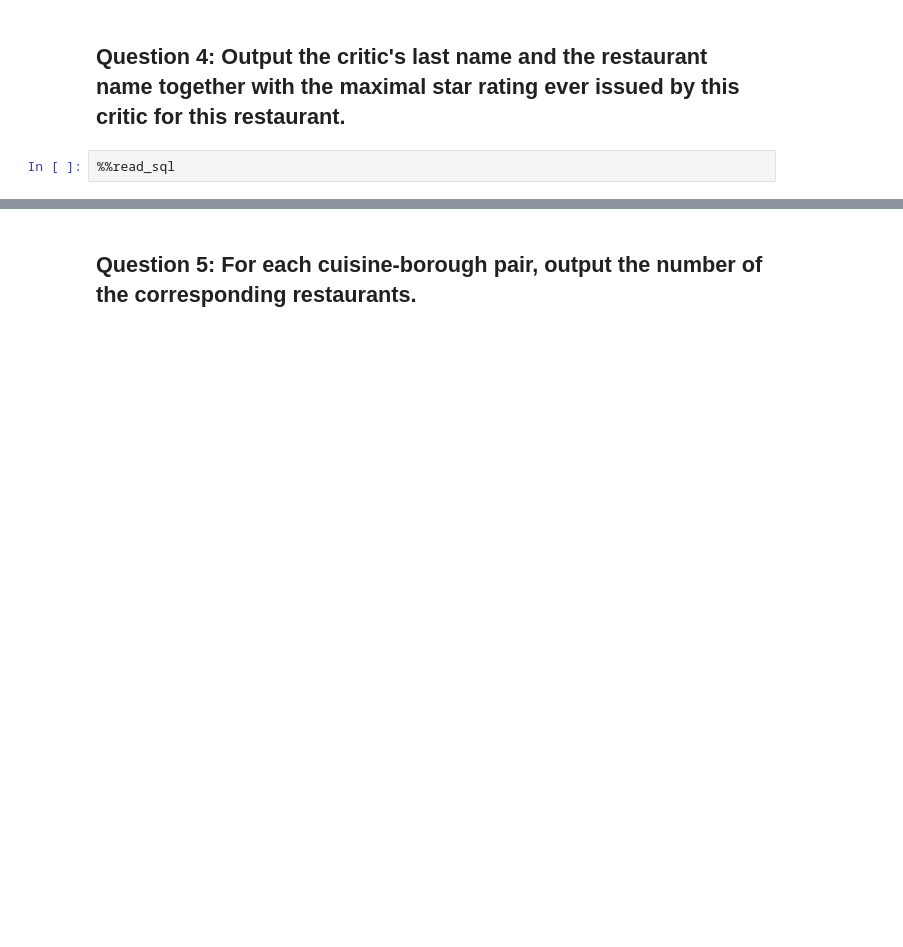
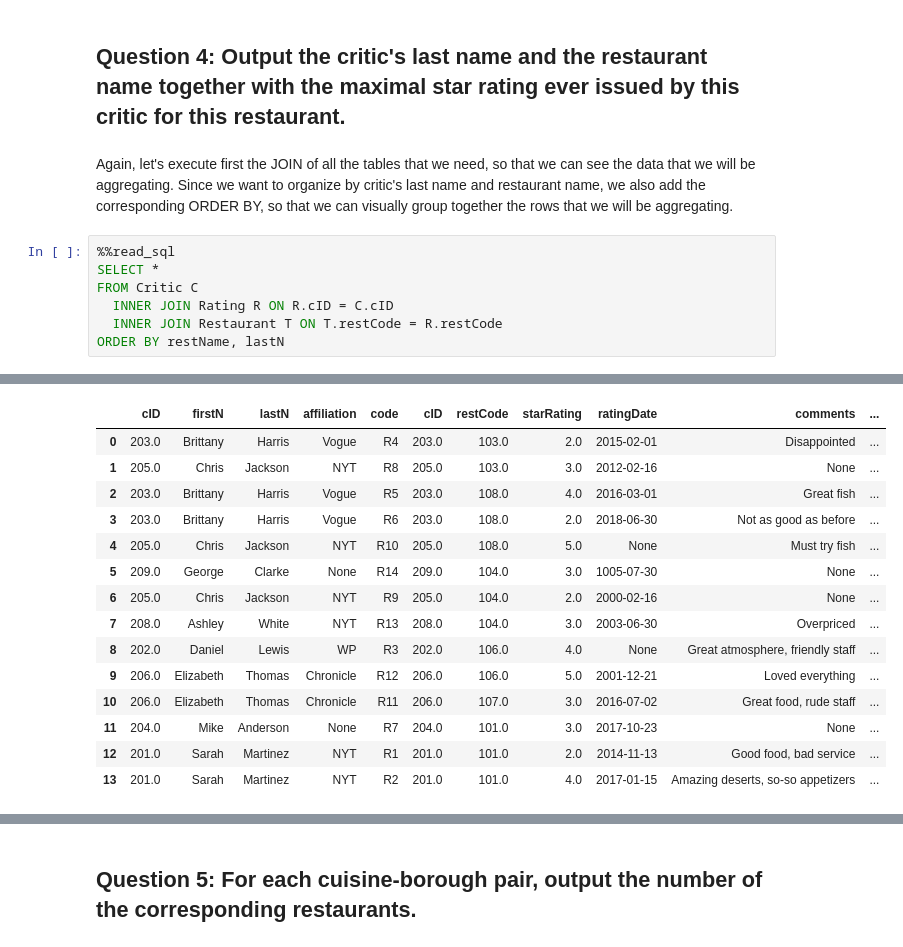
Before and after one commit to ipeirotis/introduction-to-databases, a Jupyter notebook: session5/practice_queries_join_and_aggregation_solutions.ipynb, the cells around one changed output, grey strips where cells are left out. Saved outputs shown, nothing was run; the diff lists cells and outputs as text; blank space fills up the shorter version.

```diff
--- a/session5/practice_queries_join_and_aggregation_solutions.ipynb
+++ b/session5/practice_queries_join_and_aggregation_solutions.ipynb
@@ -160,5 +162,13 @@ Query started at 04:34:58 PM UTC; Query executed in 0.01 m
 | 4 | Pok Pok | 3 | 2 |
 # %% [markdown]
 ## Question 4: Output the critic's last name and the restaurant name together with the maximal star rating ever issued by this critic for this restaurant.
-# %%
-%%read_sql
+# %% [markdown]
+Again, let's execute first the JOIN of all the tables that we need, so that we can see the data that we will be aggregating. Since we want to organize by critic's last name and restaurant name, we also add the corresponding ORDER BY, so that we can visually group together the rows that we will be aggregating.
+# %%
+%%read_sql
+SELECT *
+FROM Critic C
+  INNER JOIN Rating R ON R.cID = C.cID
+  INNER JOIN Restaurant T ON T.restCode = R.restCode
+ORDER BY restName, lastN
+# %% [output]
@@ -164,0 +176,15 @@ Query started at 04:34:58 PM UTC; Query executed in 0.01 m
+|  | cID | firstN | lastN | affiliation | code | cID | restCode | starRating | ratingDate | comments | ... |
+| 0 | 203.0 | Brittany | Harris | Vogue | R4 | 203.0 | 103.0 | 2.0 | 2015-02-01 | Disappointed | ... |
+| 1 | 205.0 | Chris | Jackson | NYT | R8 | 205.0 | 103.0 | 3.0 | 2012-02-16 | None | ... |
+| 2 | 203.0 | Brittany | Harris | Vogue | R5 | 203.0 | 108.0 | 4.0 | 2016-03-01 | Great fish | ... |
+| 3 | 203.0 | Brittany | Harris | Vogue | R6 | 203.0 | 108.0 | 2.0 | 2018-06-30 | Not as good as before | ... |
+| 4 | 205.0 | Chris | Jackson | NYT | R10 | 205.0 | 108.0 | 5.0 | None | Must try fish | ... |
+| 5 | 209.0 | George | Clarke | None | R14 | 209.0 | 104.0 | 3.0 | 1005-07-30 | None | ... |
+| 6 | 205.0 | Chris | Jackson | NYT | R9 | 205.0 | 104.0 | 2.0 | 2000-02-16 | None | ... |
+| 7 | 208.0 | Ashley | White | NYT | R13 | 208.0 | 104.0 | 3.0 | 2003-06-30 | Overpriced | ... |
+| 8 | 202.0 | Daniel | Lewis | WP | R3 | 202.0 | 106.0 | 4.0 | None | Great atmosphere, friendly staff | ... |
+| 9 | 206.0 | Elizabeth | Thomas | Chronicle | R12 | 206.0 | 106.0 | 5.0 | 2001-12-21 | Loved everything | ... |
+| 10 | 206.0 | Elizabeth | Thomas | Chronicle | R11 | 206.0 | 107.0 | 3.0 | 2016-07-02 | Great food, rude staff | ... |
+| 11 | 204.0 | Mike | Anderson | None | R7 | 204.0 | 101.0 | 3.0 | 2017-10-23 | None | ... |
+| 12 | 201.0 | Sarah | Martinez | NYT | R1 | 201.0 | 101.0 | 2.0 | 2014-11-13 | Good food, bad service | ... |
+| 13 | 201.0 | Sarah | Martinez | NYT | R2 | 201.0 | 101.0 | 4.0 | 2017-01-15 | Amazing deserts, so-so appetizers | ... |
```
Also changed, not shown: parts of 5 cells of this notebook.
